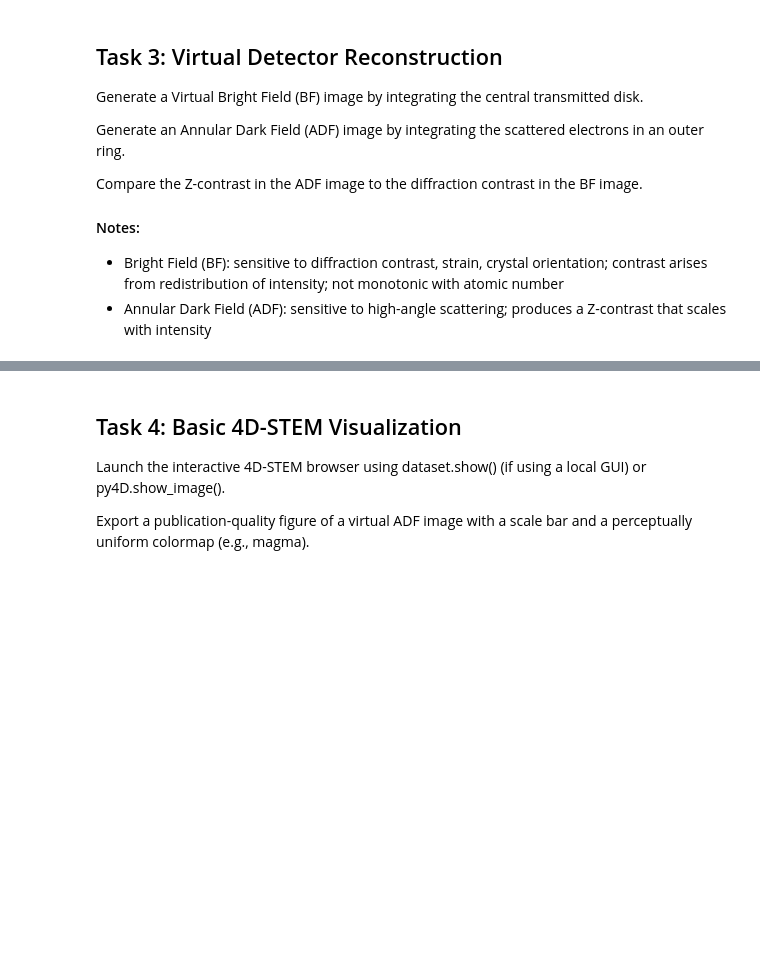
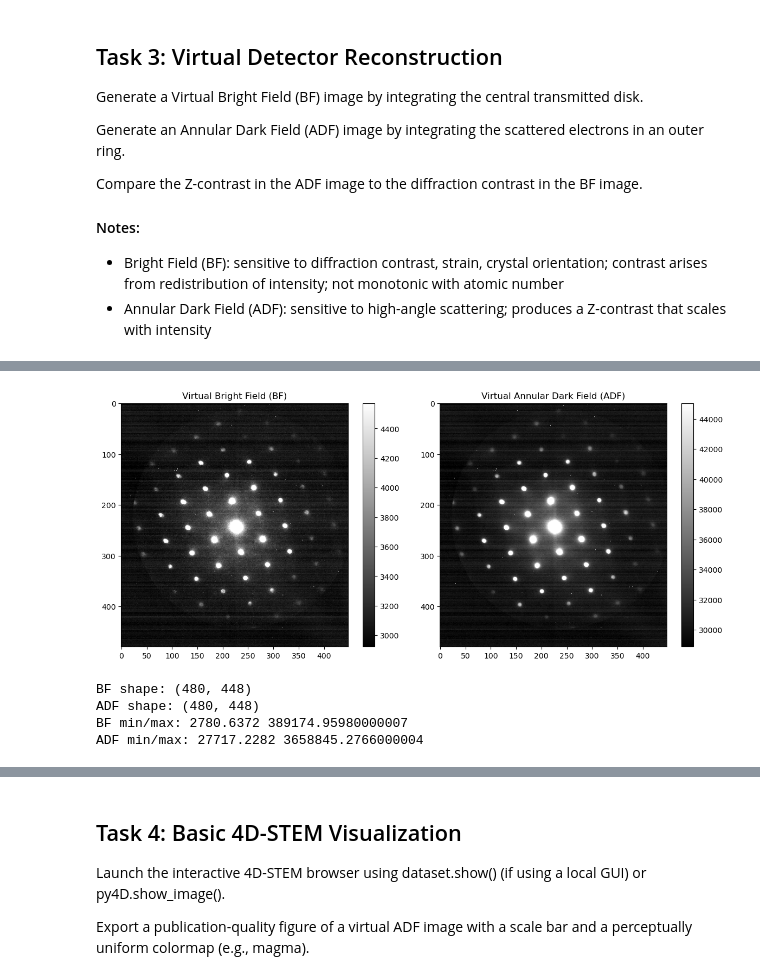
Before and after one commit to eliseetrheim/MSE465_EliseEtrheim, a Jupyter notebook: assignments/assignment_02_setup.ipynb, the cells around one changed output, grey strips where cells are left out. Drawn from its saved outputs; the diff is of its cells as text; code cells hidden in the pictures; blank space fills up the shorter version.

```diff
--- a/assignments/assignment_02_setup.ipynb
+++ b/assignments/assignment_02_setup.ipynb
@@ -410,0 +405,42 @@ Compare the Z-contrast in the ADF image to the diffraction contrast in the BF im
+# %%
+# Compute BF and ADF images
+BF = np.zeros((Ry, Rx))
+ADF = np.zeros((Ry, Rx))
+
+for iy in range(Ry):
+    for ix in range(Rx):
+        dp = corrected_data[iy, ix]
+
+        BF[iy, ix] = np.sum(dp[bf_mask])
+        ADF[iy, ix] = np.sum(dp[adf_mask])
+# %%
+# Plot the results with percentile-based contrast scaling
+plt.figure(figsize=(12,5))
+
+bf_vmin, bf_vmax = np.percentile(BF, [1, 99])
+adf_vmin, adf_vmax = np.percentile(ADF, [1, 99])
+
+plt.subplot(1,2,1)
+plt.imshow(BF, cmap="gray", vmin=bf_vmin, vmax=bf_vmax)
+plt.title("Virtual Bright Field (BF)")
+plt.colorbar()
+
+plt.subplot(1,2,2)
+plt.imshow(ADF, cmap="gray", vmin=adf_vmin, vmax=adf_vmax)
+plt.title("Virtual Annular Dark Field (ADF)")
+plt.colorbar()
+
+plt.tight_layout()
+plt.show()
+# %% [output]
+[figure, added]
+# %%
+print("BF shape:", BF.shape)
+print("ADF shape:", ADF.shape)
+print("BF min/max:", BF.min(), BF.max())
+print("ADF min/max:", ADF.min(), ADF.max())
+# %% [output]
+BF shape: (480, 448)
+ADF shape: (480, 448)
+BF min/max: 2780.6372 389174.95980000007
+ADF min/max: 27717.2282 3658845.2766000004
```
Also changed, not shown: parts of 16 cells of this notebook.
